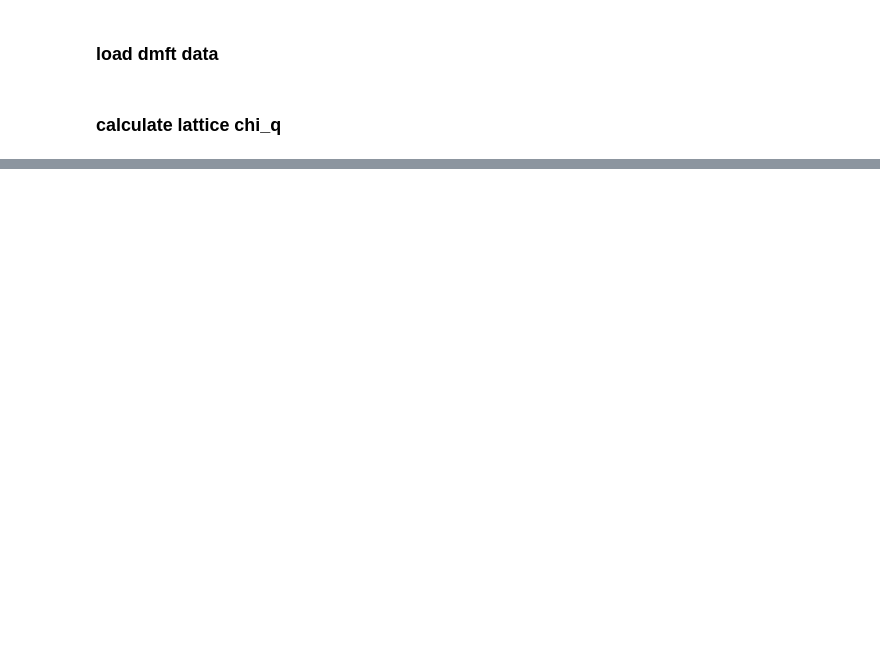
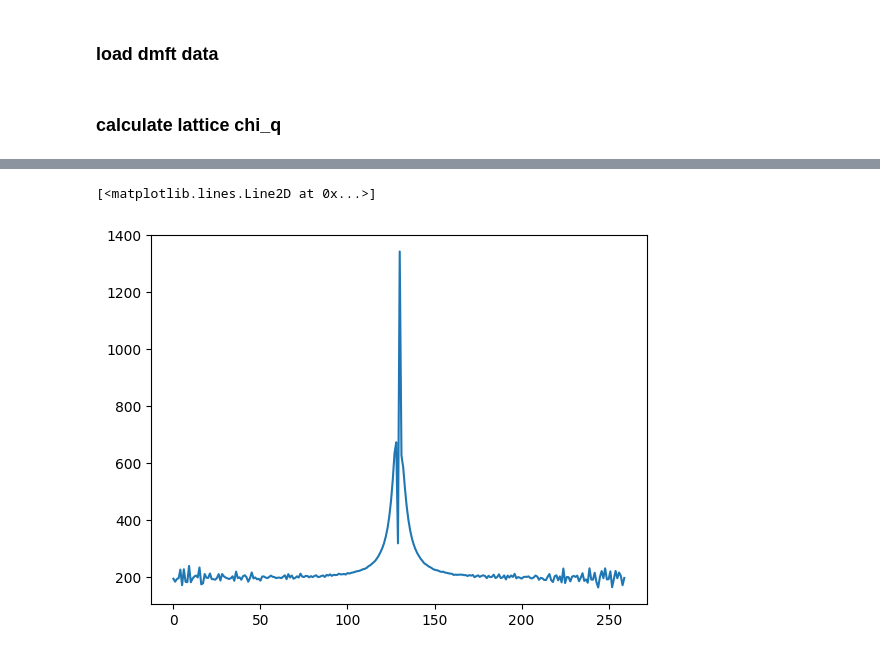
Before and after one commit to emoghadas/lDGA, a Jupyter notebook: example/lDGA_test.ipynb, the cells around one changed output, grey strips where cells are left out. Drawn from its saved outputs; the diff is of its cells as text; code cells hidden in the pictures; blank space fills up the shorter version.

```diff
--- a/example/lDGA_test.ipynb
+++ b/example/lDGA_test.ipynb
@@ -50,0 +63,5 @@ plt.plot(chi, ".-")
+# %%
+plt.plot(F_uu[130,:,5])
+# %% [output]
+[<matplotlib.lines.Line2D at 0x...>]
+[figure, added]
```
Also changed, not shown: parts of 4 cells of this notebook, 6 other files.
